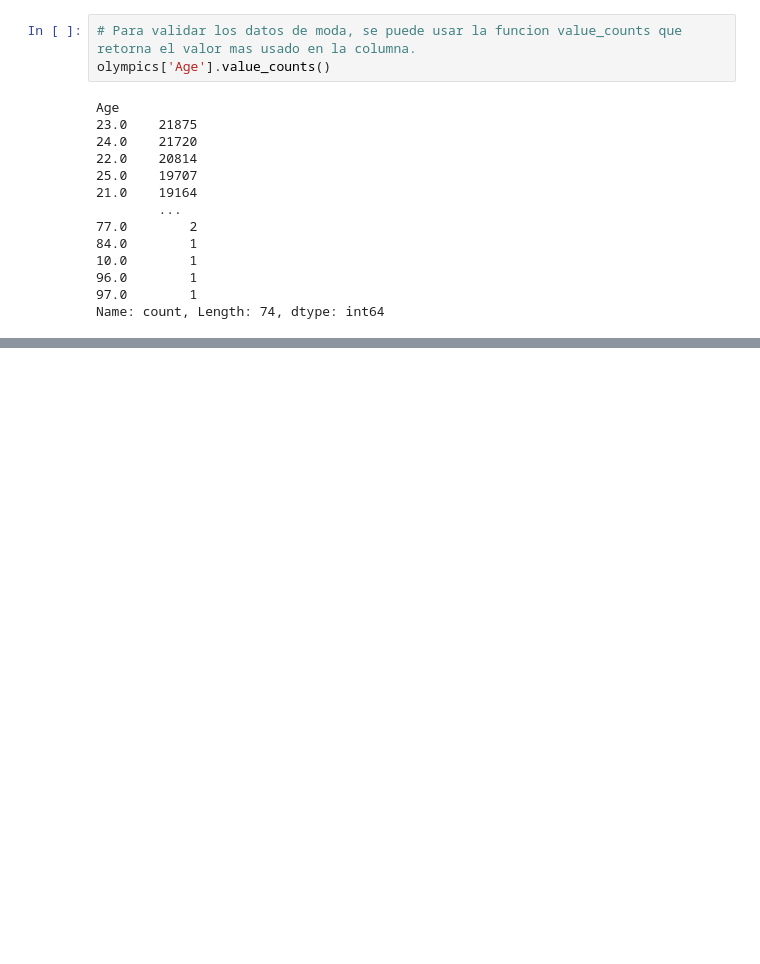
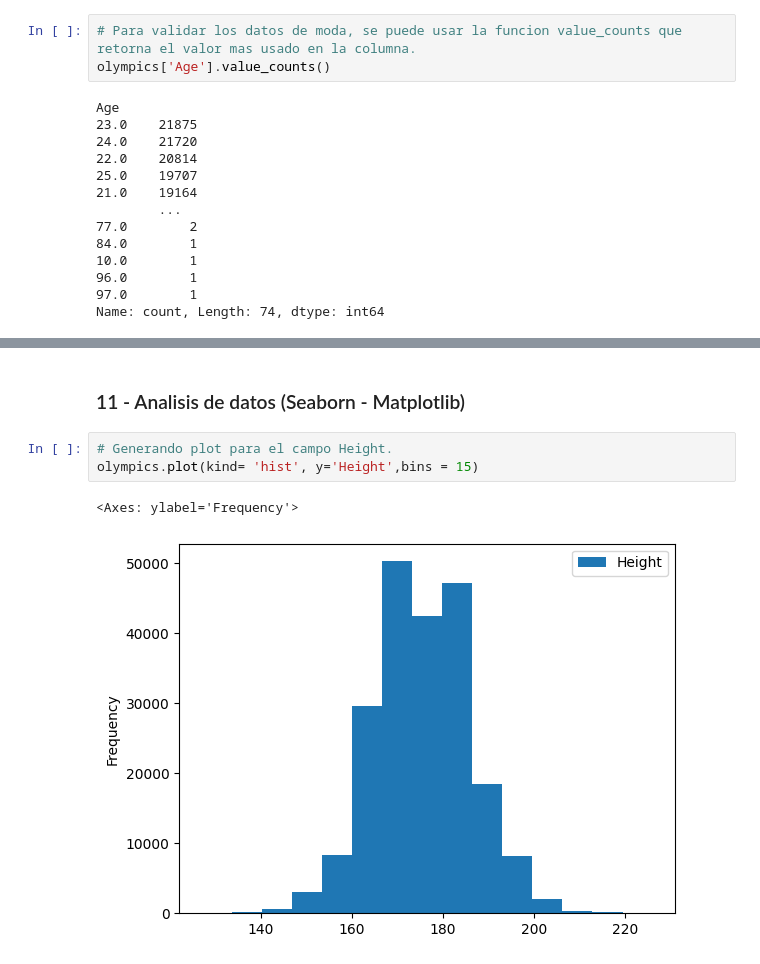
Before and after one commit to oscargbocanegra/learning, a Jupyter notebook: MachineLearning/c-udemy-analisis-datos-python-3/notebooks/03-analisis-exploratorio.ipynb, the cells around one changed output, grey strips where cells are left out. Drawn from its saved outputs; the diff is of its cells as text; blank space fills up the shorter version.

```diff
--- a/MachineLearning/c-udemy-analisis-datos-python-3/notebooks/03-analisis-exploratorio.ipynb
+++ b/MachineLearning/c-udemy-analisis-datos-python-3/notebooks/03-analisis-exploratorio.ipynb
@@ -272,0 +377,8 @@ Name: count, Length: 74, dtype: int64
+# %% [markdown]
+### 11 - Analisis de datos (Seaborn - Matplotlib)
+# %%
+# Generando plot para el campo Height.
+olympics.plot(kind= 'hist', y='Height',bins = 15)
+# %% [output]
+<Axes: ylabel='Frequency'>
+[figure, added]
```
Also changed, not shown: parts of 66 cells of this notebook, 1 other file.
